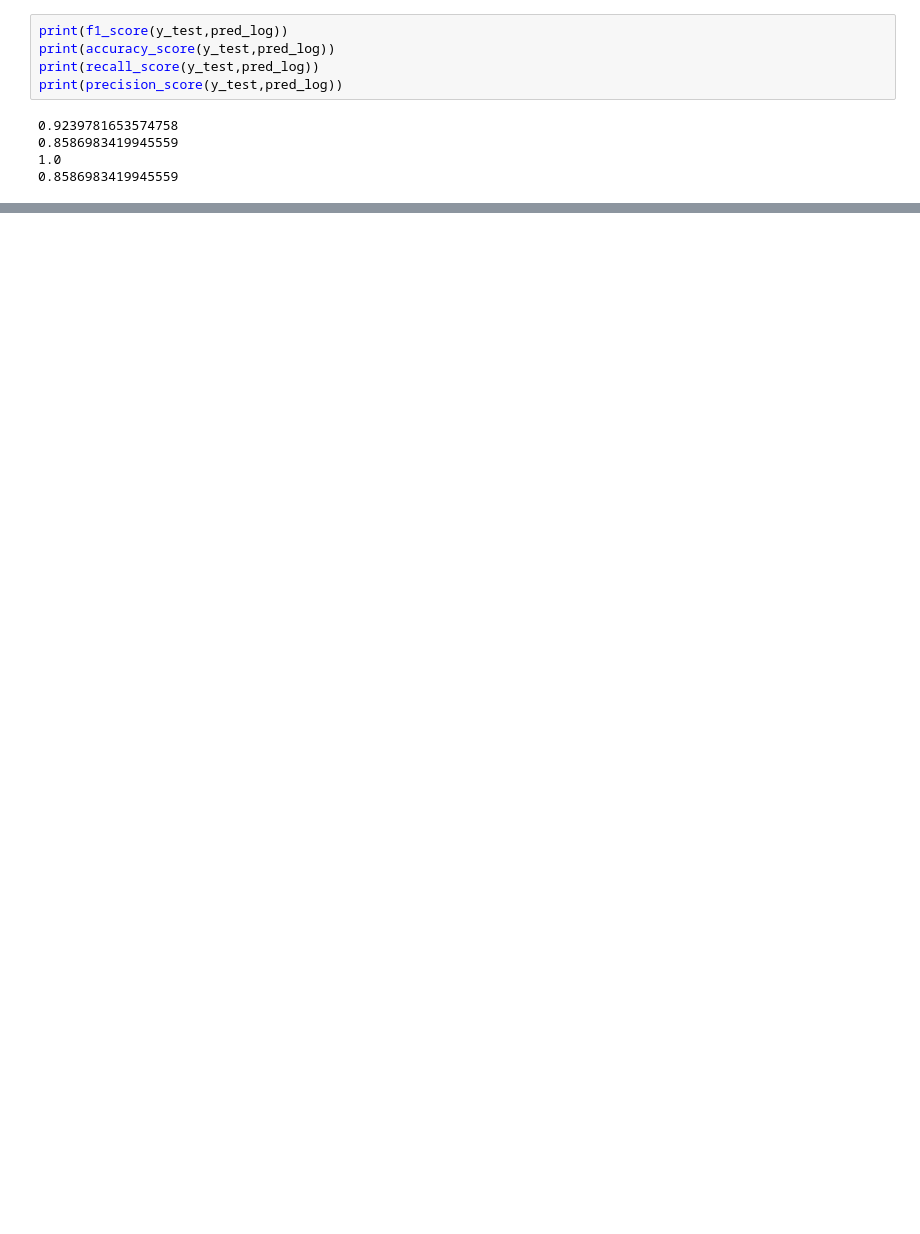
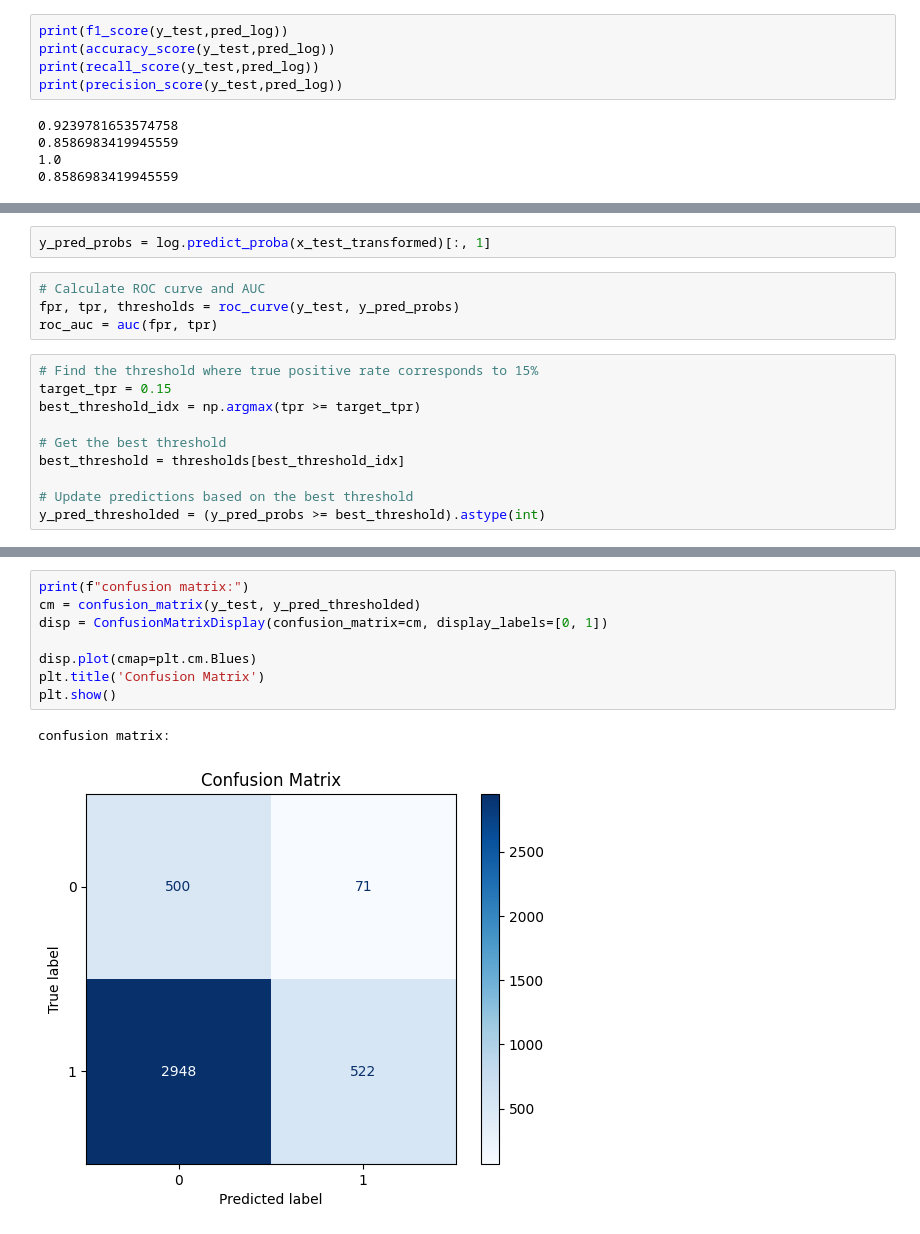
Before and after one commit to CDN0116/schulich-repo, a Jupyter notebook: Dini Cai-Midterm.ipynb, the cells around one changed output, grey strips where cells are left out. Cells and saved outputs as stored; diff of their text form; blank space fills up the shorter version.

```diff
--- a/Dini Cai-Midterm.ipynb
+++ b/Dini Cai-Midterm.ipynb
@@ -207,0 +271,16 @@ yhat_log
+# %%
+y_pred_probs = log.predict_proba(x_test_transformed)[:, 1]
+# %%
+# Calculate ROC curve and AUC
+fpr, tpr, thresholds = roc_curve(y_test, y_pred_probs)
+roc_auc = auc(fpr, tpr)
+# %%
+# Find the threshold where true positive rate corresponds to 15%
+target_tpr = 0.15
+best_threshold_idx = np.argmax(tpr >= target_tpr)
+
+# Get the best threshold
+best_threshold = thresholds[best_threshold_idx]
+
+# Update predictions based on the best threshold
+y_pred_thresholded = (y_pred_probs >= best_threshold).astype(int)
@@ -207,0 +303,11 @@ yhat_log
+# %%
+print(f"confusion matrix:")
+cm = confusion_matrix(y_test, y_pred_thresholded)
+disp = ConfusionMatrixDisplay(confusion_matrix=cm, display_labels=[0, 1])
+
+disp.plot(cmap=plt.cm.Blues)
+plt.title('Confusion Matrix')
+plt.show()
+# %% [output]
+confusion matrix:
+[figure, added]
```
Also changed, not shown: parts of 24 cells of this notebook.
